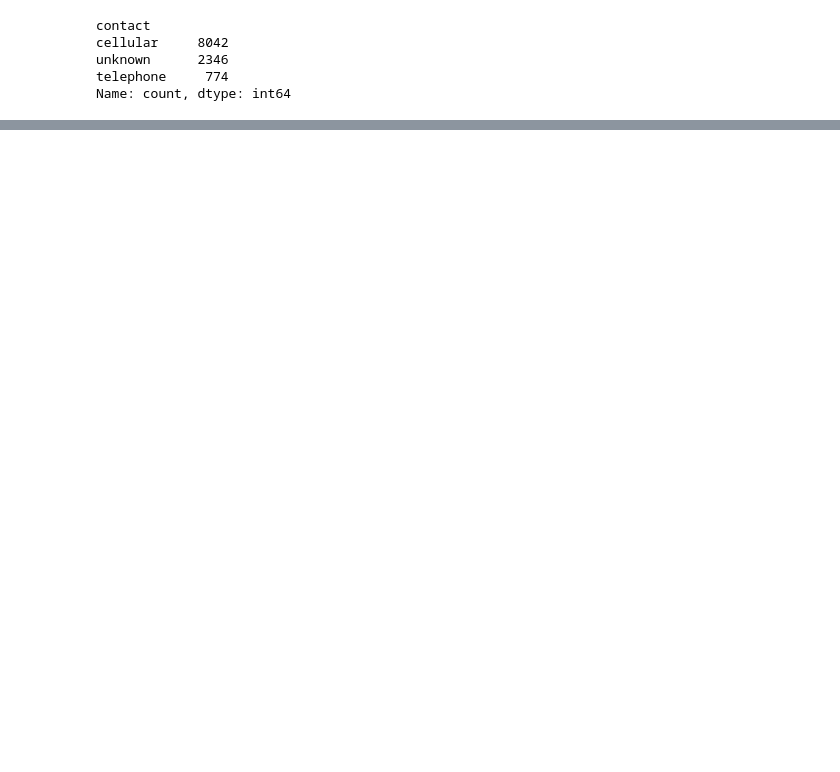
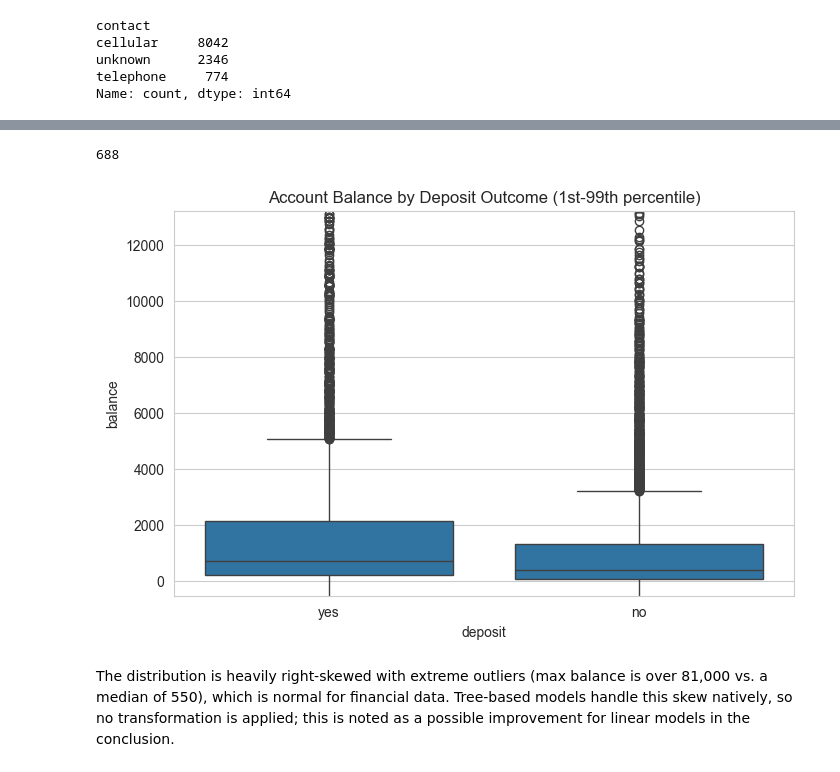
Before and after one commit to NonsoNze/Predicting-Bank-Customer-Decision-to-Obtain-Term-Deposit, a Jupyter notebook: Term_Deposit.ipynb, the cells around one changed output, grey strips where cells are left out. Saved outputs shown, nothing was run; the diff lists cells and outputs as text; code cells hidden in the pictures; blank space fills up the shorter version.

```diff
--- a/Term_Deposit.ipynb
+++ b/Term_Deposit.ipynb
@@ -372,0 +225,8 @@ F1 Score: 0.8412391093901258
+# %%
+df['was_contacted_before'] = (df['pdays'] != -1).astype(int)
+
+# For never-contacted clients, pdays = -1 is meaningless as a continuous value.
+# Replace with 0 once we have the flag capturing the actual signal.
+df['pdays_clean'] = df['pdays'].where(df['pdays'] != -1,0)
+
+df[['pdays', 'was_contacted_before', 'pdays_clean']].head(10)
@@ -372,0 +274,17 @@ F1 Score: 0.8412391093901258
+# %%
+(df['balance'] < 0).sum()
+# %% [output]
+688
+# %%
+fig, ax = plt.subplots(figsize=(8, 5))
+sns.boxplot(x='deposit', y='balance', data=df, ax=ax)
+ax.set_ylim(df['balance'].quantile(0.01), df['balance'].quantile(0.99))
+ax.set_title('Account Balance by Deposit Outcome (1st-99th percentile)')
+plt.show()
+# %% [output]
+[figure, added]
+# %% [markdown]
+The distribution is heavily right-skewed with extreme outliers (max balance is
+over 81,000 vs. a median of 550), which is normal for financial data. Tree-based models handle
+this skew natively, so no transformation is applied; this is noted as a possible improvement
+for linear models in the conclusion.
```
Also changed, not shown: parts of 113 cells of this notebook, 2 other files.
